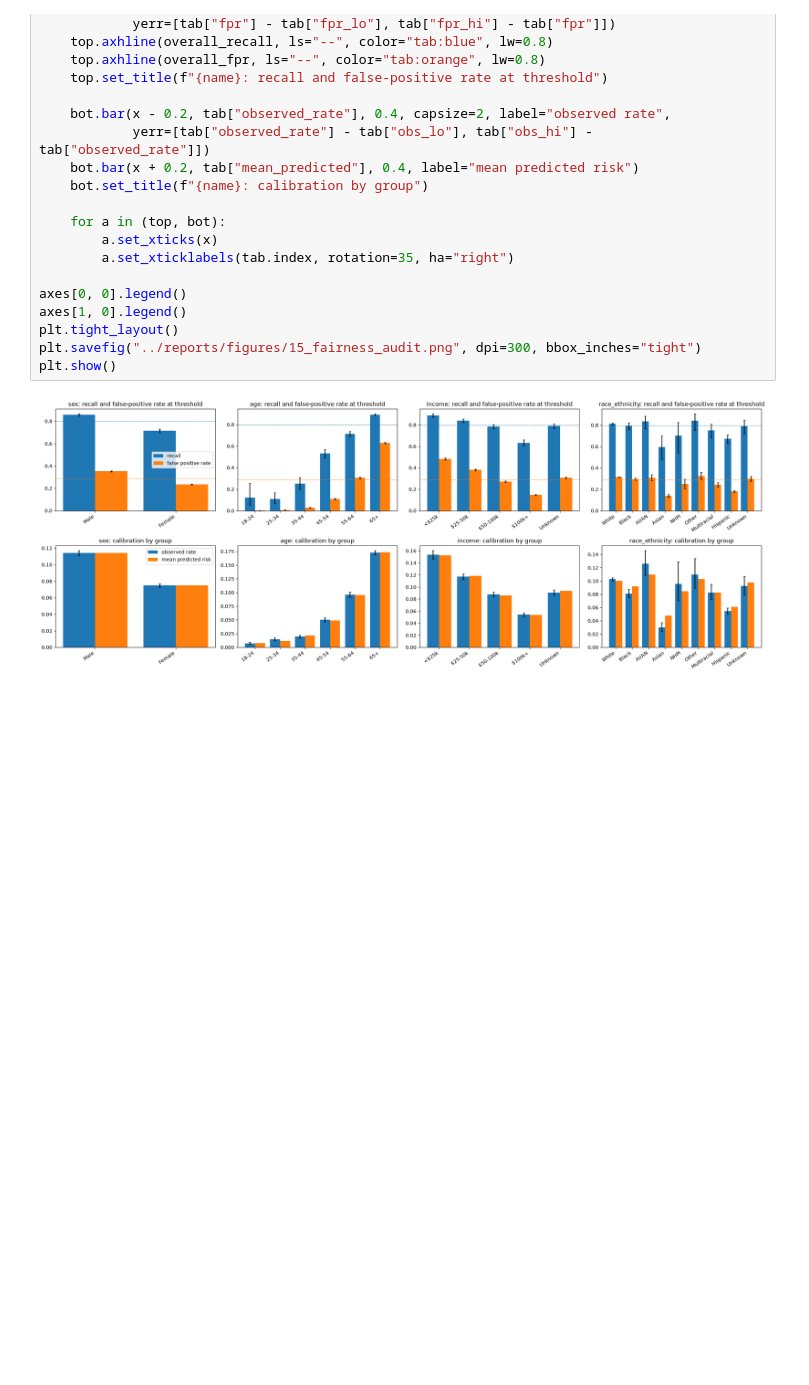
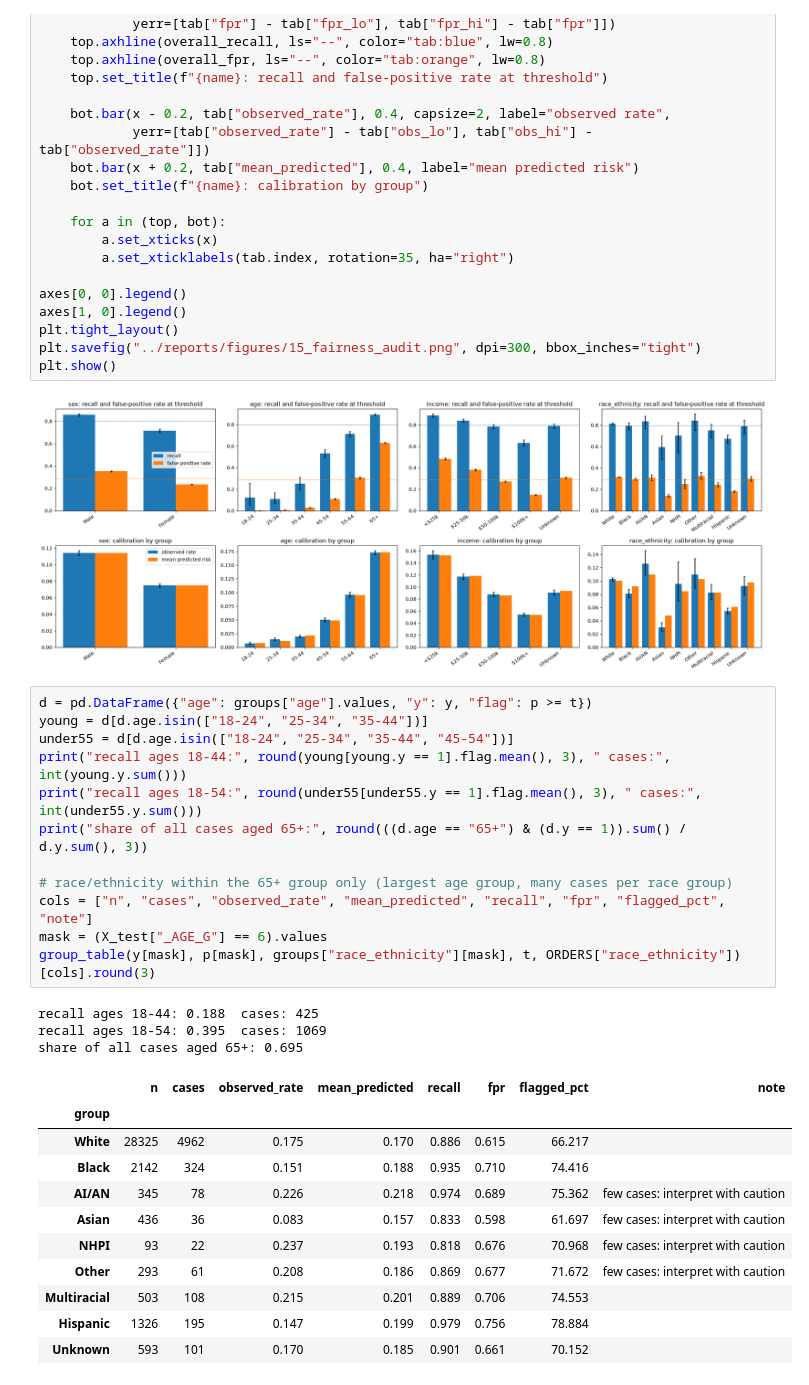
Before and after one commit to Bhumikayeggina/cardiorisk-ml, a Jupyter notebook: notebooks/13_fairness.ipynb, the cells around one changed output. Saved outputs shown, nothing was run; the diff lists cells and outputs as text; blank space fills up the shorter version.

```diff
--- a/notebooks/13_fairness.ipynb
+++ b/notebooks/13_fairness.ipynb
@@ -95,3 +95,30 @@ plt.savefig("../reports/figures/15_fairness_audit.png", dpi=300, bbox_inches="ti
 plt.show()
 # %% [output]
 [figure]
+# %%
+d = pd.DataFrame({"age": groups["age"].values, "y": y, "flag": p >= t})
+young = d[d.age.isin(["18-24", "25-34", "35-44"])]
+under55 = d[d.age.isin(["18-24", "25-34", "35-44", "45-54"])]
+print("recall ages 18-44:", round(young[young.y == 1].flag.mean(), 3), " cases:", int(young.y.sum()))
+print("recall ages 18-54:", round(under55[under55.y == 1].flag.mean(), 3), " cases:", int(under55.y.sum()))
+print("share of all cases aged 65+:", round(((d.age == "65+") & (d.y == 1)).sum() / d.y.sum(), 3))
+
+# race/ethnicity within the 65+ group only (largest age group, many cases per race group)
+cols = ["n", "cases", "observed_rate", "mean_predicted", "recall", "fpr", "flagged_pct", "note"]
+mask = (X_test["_AGE_G"] == 6).values
+group_table(y[mask], p[mask], groups["race_ethnicity"][mask], t, ORDERS["race_ethnicity"])[cols].round(3)
+# %% [output]
+recall ages 18-44: 0.188  cases: 425
+recall ages 18-54: 0.395  cases: 1069
+share of all cases aged 65+: 0.695
+|  | n | cases | observed_rate | mean_predicted | recall | fpr | flagged_pct | note |
+| group |  |  |  |  |  |  |  |  |
+| White | 28325 | 4962 | 0.175 | 0.170 | 0.886 | 0.615 | 66.217 |  |
+| Black | 2142 | 324 | 0.151 | 0.188 | 0.935 | 0.710 | 74.416 |  |
+| AI/AN | 345 | 78 | 0.226 | 0.218 | 0.974 | 0.689 | 75.362 | few cases: interpret with caution |
+| Asian | 436 | 36 | 0.083 | 0.157 | 0.833 | 0.598 | 61.697 | few cases: interpret with caution |
+| NHPI | 93 | 22 | 0.237 | 0.193 | 0.818 | 0.676 | 70.968 | few cases: interpret with caution |
+| Other | 293 | 61 | 0.208 | 0.186 | 0.869 | 0.677 | 71.672 | few cases: interpret with caution |
+| Multiracial | 503 | 108 | 0.215 | 0.201 | 0.889 | 0.706 | 74.553 |  |
+| Hispanic | 1326 | 195 | 0.147 | 0.199 | 0.979 | 0.756 | 78.884 |  |
+| Unknown | 593 | 101 | 0.170 | 0.185 | 0.901 | 0.661 | 70.152 |  |
```
Also changed, not shown: parts of 1 cell of this notebook, 3 other files.
